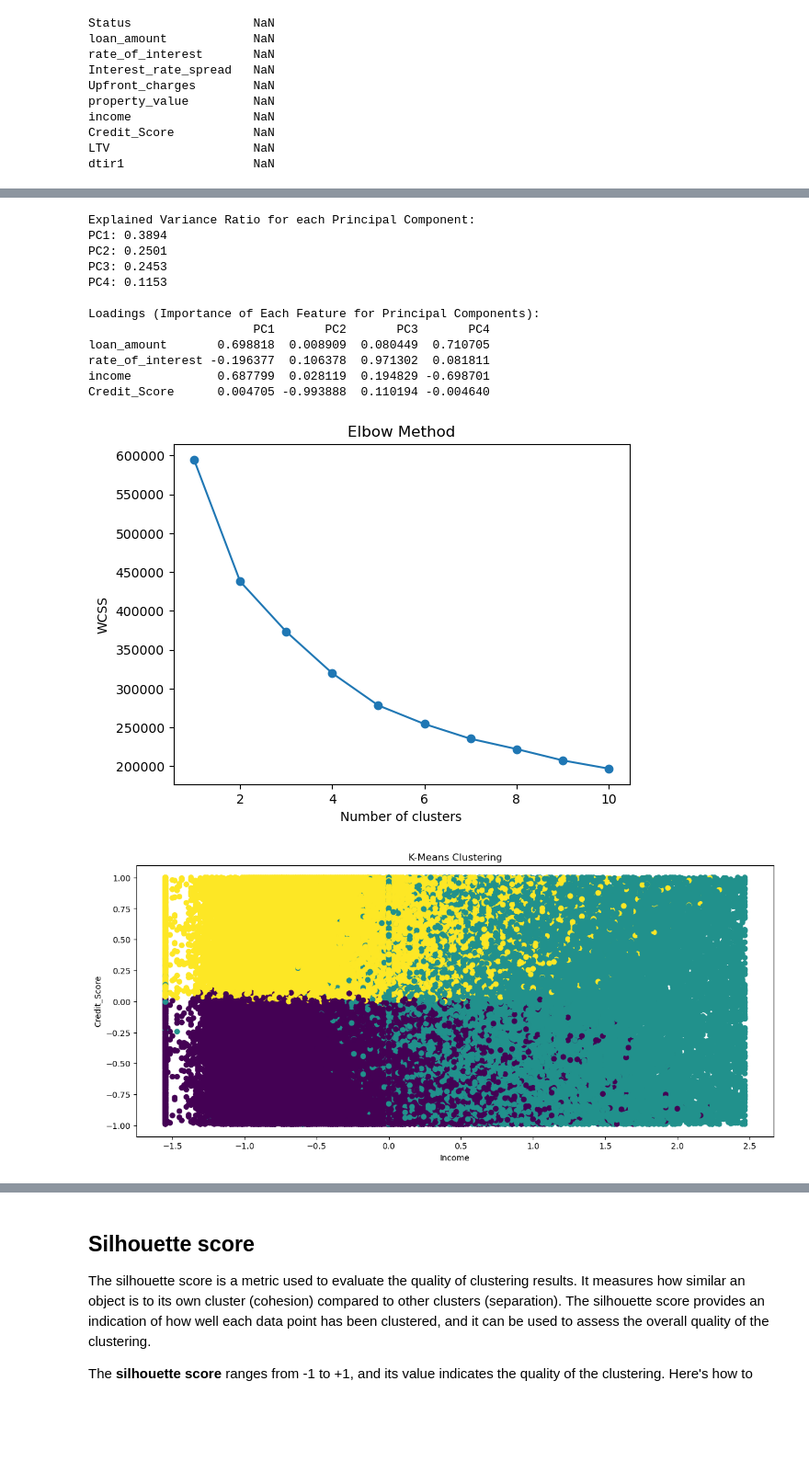
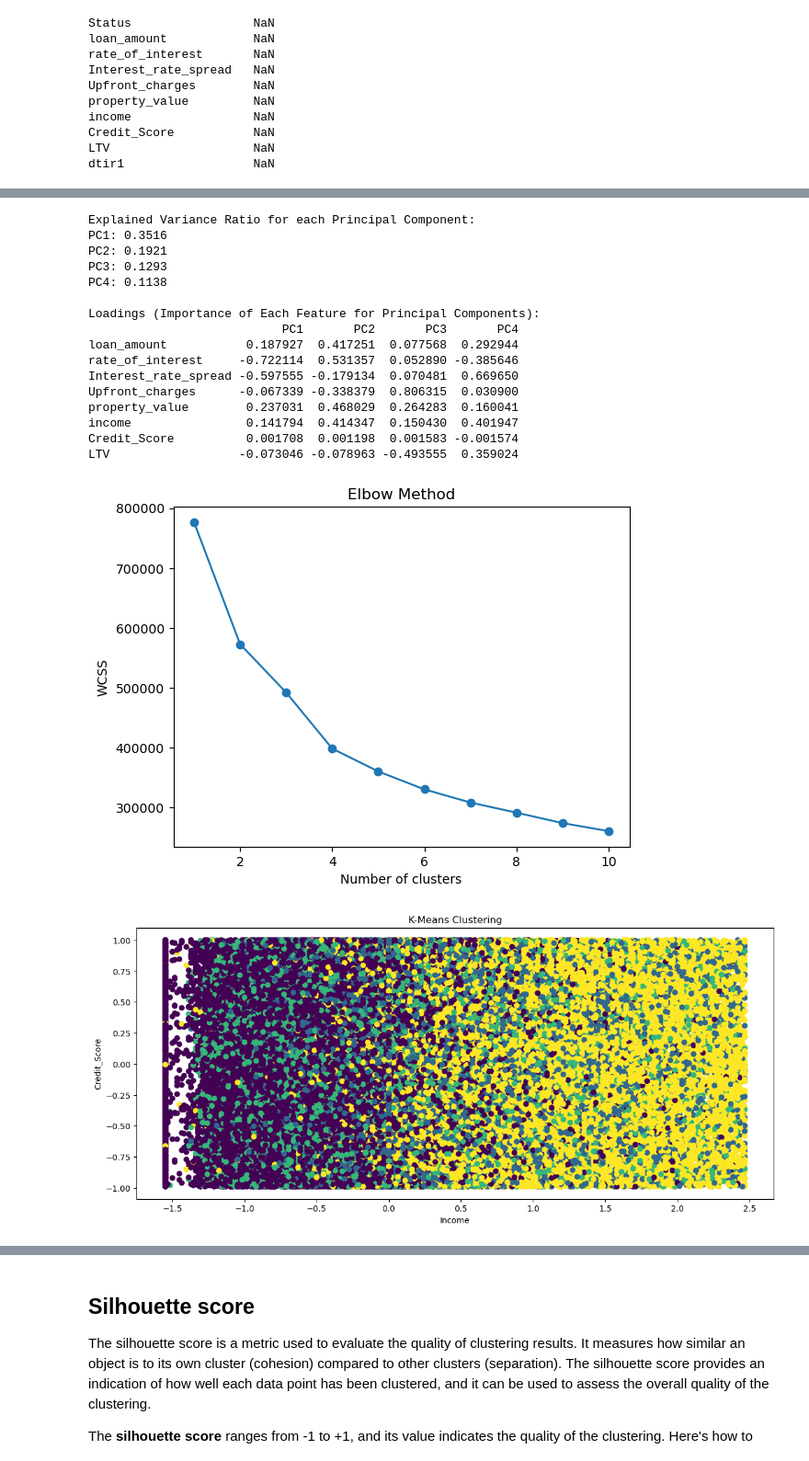
Before and after one commit to kaizenx/csca5632-week5, a Jupyter notebook: unsupervisedfinalproject.ipynb, the cells around one changed output, grey strips where cells are left out. Shown at 92% size. Drawn from its saved outputs; the diff is of its cells as text; code cells hidden in the pictures; blank space fills up the shorter version.

```diff
--- a/unsupervisedfinalproject.ipynb
+++ b/unsupervisedfinalproject.ipynb
@@ -266,7 +336,7 @@ data = data[numerical_columns]
 correlation_matrix = data.corr()
 correlation_with_target = correlation_matrix["Status"].sort_values(ascending=False)
 top_corr_features = correlation_with_target.index[1:9]  # Select top 8 correlated features
-top_corr_features = top_corr_features.insert(0, "Status")
+# top_corr_features = top_corr_features.insert(0, "Status")
 filtered_corr_matrix = correlation_matrix.loc[top_corr_features, top_corr_features]
 
 print(correlation_with_target.to_string())
@@ -296,16 +414,16 @@ Index(['Status', 'loan_amount', 'rate_of_interest', 'Interest_rate_spread',
 # %%
 from sklearn.decomposition import PCA
-from sklearn.preprocessing import StandardScaler
+from sklearn.preprocessing import RobustScaler
 
 # Assume 'data' is your DataFrame and contains the features for PCA
-feature_names = features.columns
+features = data[top_corr_features]
 
 # Standardize the data
-scaler = StandardScaler()
+scaler = RobustScaler()
 scaled_features = scaler.fit_transform(features)
 
 pca = PCA(n_components=4)
-pca.fit(scaled_features)
+pca_features = pca.fit_transform(scaled_features)
 
 # Print the explained variance ratio for each principal component
 print("Explained Variance Ratio for each Principal Component:")
@@ -314,22 +432,28 @@ for i, variance_ratio in enumerate(pca.explained_variance_ratio_):
 
 # Print the loadings (importance of each original feature in the principal components)
 print("\nLoadings (Importance of Each Feature for Principal Components):")
-loadings = pd.DataFrame(pca.components_.T, columns=[f'PC{i+1}' for i in range(pca.n_components_)], index=feature_names)
+loadings = pd.DataFrame(pca.components_.T, columns=[f'PC{i+1}' for i in range(pca.n_components_)], index=features.columns)
 print(loadings)
 # %% [output]
 Explained Variance Ratio for each Principal Component:
-PC1: 0.3894
-PC2: 0.2501
-PC3: 0.2453
-PC4: 0.1153
+PC1: 0.3516
+PC2: 0.1921
+PC3: 0.1293
+PC4: 0.1138
 
 Loadings (Importance of Each Feature for Principal Components):
-                       PC1       PC2       PC3       PC4
-loan_amount       0.698818  0.008909  0.080449  0.710705
-rate_of_interest -0.196377  0.106378  0.971302  0.081811
-income            0.687799  0.028119  0.194829 -0.698701
-Credit_Score      0.004705 -0.993888  0.110194 -0.004640
+                           PC1       PC2       PC3       PC4
+loan_amount           0.187927  0.417251  0.077568  0.292944
+rate_of_interest     -0.722114  0.531357  0.052890 -0.385646
+Interest_rate_spread -0.597555 -0.179134  0.070481  0.669650
+Upfront_charges      -0.067339 -0.338379  0.806315  0.030900
+property_value        0.237031  0.468029  0.264283  0.160041
+income                0.141794  0.414347  0.150430  0.401947
+Credit_Score          0.001708  0.001198  0.001583 -0.001574
+LTV                  -0.073046 -0.078963 -0.493555  0.359024
 # %%
+from sklearn.cluster import KMeans
+
 wcss = []
 for i in range(1, 11):
     kmeans = KMeans(n_clusters=i)
@@ -342,28 +466,19 @@ plt.xlabel('Number of clusters')
 plt.ylabel('WCSS')
 plt.show()
 # %% [output]
-[figure, old version]
+[figure, new version]
 # %%
-from sklearn.cluster import KMeans
-
-
-# Select features (excluding non-numeric columns or IDs if necessary)
-# features = data
-# Select relevant features for clustering
-features = data[['loan_amount', 'rate_of_interest', 'income', 'Credit_Score']]
-
-
 # Apply k-means clustering
-kmeans = KMeans(n_clusters=3)
+kmeans = KMeans(n_clusters=4)
 kmeans_labels = kmeans.fit_predict(pca_features)
-data['KMeans_Cluster'] = kmeans_labels
+# data['KMeans_Cluster'] = kmeans_labels
 
 # Plot K-Means Clustering
 plt.figure(figsize=(14, 6))
-plt.scatter(data['income'], data['Credit_Score'], c=data['KMeans_Cluster'])
+plt.scatter(data['income'], data['Credit_Score'], c=kmeans_labels)
 plt.title('K-Means Clustering')
 plt.xlabel('Income')
 plt.ylabel('Credit_Score')
 plt.show()
 # %% [output]
-[figure, old version]
+[figure, new version]
```
Also changed, not shown: parts of 27 cells of this notebook.
